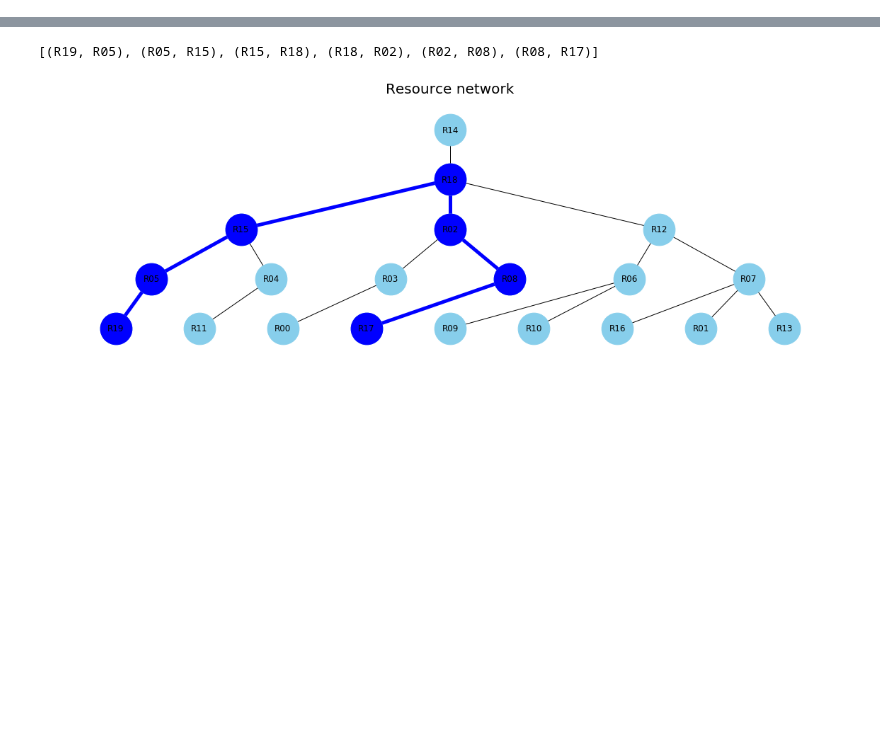
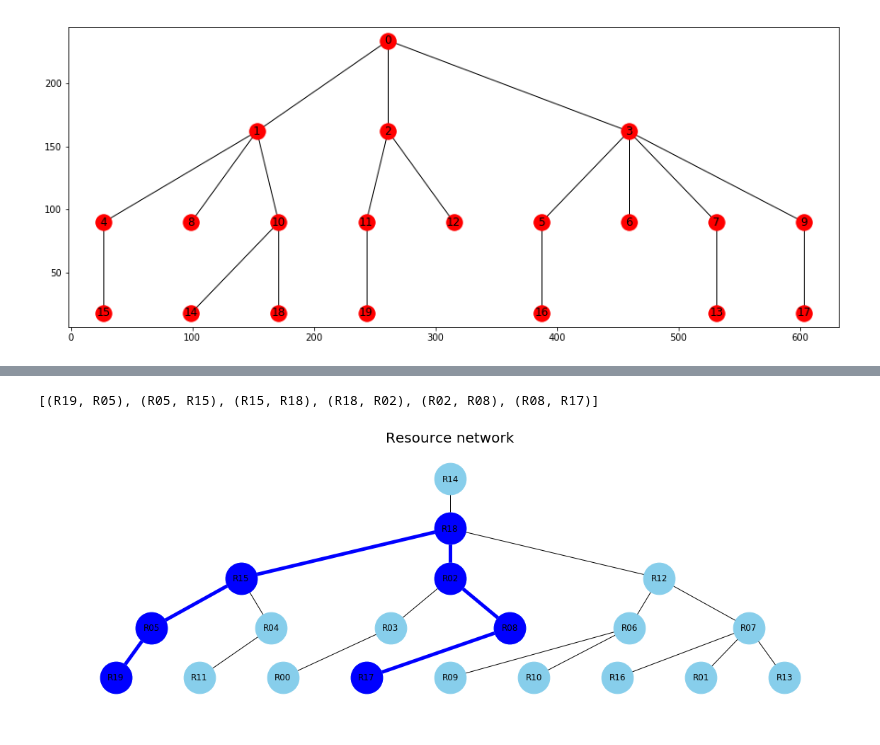
Before and after one commit to frhyme/frhyme.github.io, a Jupyter notebook: _posts/personal_ipynb/process and organization.ipynb, the cells around one changed output, grey strips where cells are left out. Drawn from its saved outputs; the diff is of its cells as text; code cells hidden in the pictures; blank space fills up the shorter version.

```diff
--- a/_posts/personal_ipynb/process and organization.ipynb
+++ b/_posts/personal_ipynb/process and organization.ipynb
@@ -93,6 +45,32 @@ def make_deg_seq(deg_sum, seq_a_len, max_deg):
                 seq_a[idx]+=1
                 remain_seq_a-=1
         return seq_a
+# %%
+def make_balanced_random_tree(node_size, branching, height):
+    ## 최대 branching의 수, height를 정하고, node_size만큼의 tree를 만듭니다.
+    bg = nx.balanced_tree(branching, height-1)
+    if len(bg.nodes()) < node_size:
+        print("len(bg.nodes()) < node_size")
+    bg.remove_nodes_from(list(bg.nodes())[node_size:])# 정해진 node의 수를 넘는 노드는 다 삭제
+    level_node = [[0], ]## 레벨별로 들어가야 하는 노드를 리스트로 넣어둠
+    for i in range(0, height-1):
+        left, right = sum([branching**j for j in range(0, i+1)]), sum([branching**(j+1) for j in range(0, i+1)])
+        level_node.append([k for k in range(left, right+1)])
+    ## make it random: 임의로 선을 바꿈
+    for i in range(1, len(level_node)-1):
+        for j in range(0, 100):
+            edges = [e for e in bg.edges() if e[0] in level_node[i] and e[1] in level_node[i+1]]
+            r_e = edges[np.random.randint(0, len(edges))]
+            bg.remove_edge(r_e[0], r_e[1]), bg.add_edge(np.random.choice(level_node[i]), r_e[1])
+    return bg
+
+bg = make_balanced_random_tree(20, 3, 4)
+pos=nx.drawing.nx_agraph.graphviz_layout(bg, prog='dot')
+plt.figure(figsize=(15, 6))
+nx.draw_networkx(bg, pos)
+plt.show()
+# %% [output]
+[figure, added]
 # %%
 ## draw process
 def activity_lst_to_png(activity_lst, output_file_name):
```
Also changed, not shown: parts of 13 cells of this notebook, 3 other files.
